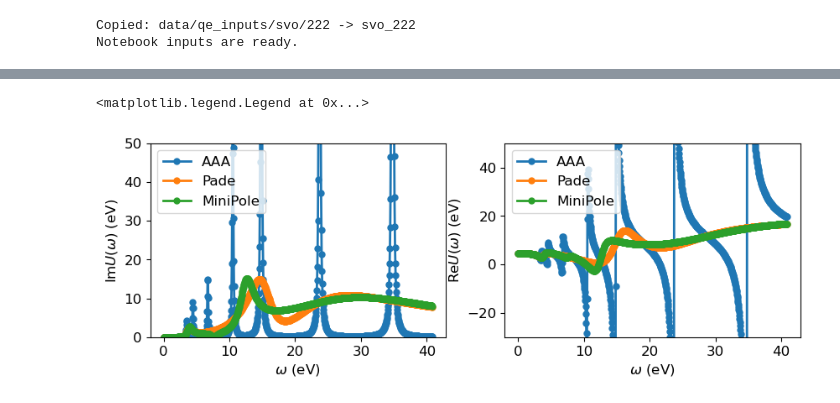
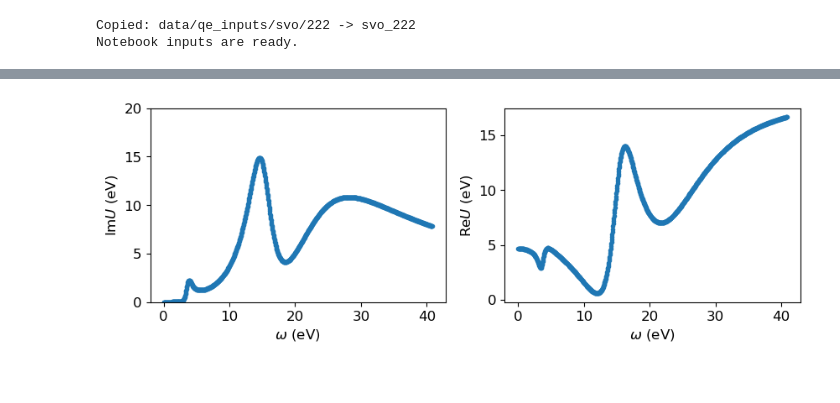
Before and after one commit to AbInitioQHub/coqui-tutorial, a Jupyter notebook: quickstart/03_crpa/03_crpa_screened_interactions.ipynb, the cells around one changed output, grey strips where cells are left out. Saved outputs shown, nothing was run; the diff lists cells and outputs as text; code cells hidden in the pictures.

```diff
--- a/quickstart/03_crpa/03_crpa_screened_interactions.ipynb
+++ b/quickstart/03_crpa/03_crpa_screened_interactions.ipynb
@@ -118,5 +127,5 @@ the negative-frequency components are redundant and therefore are not stored exp
 # %%
-nbnd = 100
+nbnd = 40
 mf_params = {
     "prefix": "svo",
     "outdir": "svo_222/out",
@@ -125,6 +134,7 @@ mf_params = {
 mf = coqui.make_mf(coqui_mpi, params=mf_params, mf_type="qe")
 
 thc_params = {
+    "ecut": 1.2 * mf.ecutwfc(),
     "thresh": 1e-3
 }
 thc = coqui.make_thc_coulomb(mf=mf, params=thc_params)
@@ -215,7 +222,7 @@ where $V_{abcd}$ is the bare interaction and $U_{abcd}(i\Omega_n)$ is the dynami
 from coqui import IAFT
 
 # --- Initialization ---
-iaft = IAFT.from_coqui_chkpt("crpa_100.mbpt.h5")
+iaft = IAFT.from_coqui_chkpt(f"crpa_{nbnd}.mbpt.h5")
 
 # --- Mesh points ---
 # tau points go from [0, beta]
@@ -238,12 +245,12 @@ iw_mesh_pos = iaft.wn_mesh(stats='b', positive_only=True) * np.pi / iaft.beta
 
 fig, ax = plt.subplots(1, figsize=(5,3.5), dpi=100)
 ax.plot(iw_mesh_pos*HARTREE_EV, (Vloc[0,0,0,0]+Uloc_iw[:,0,0,0,0]).real*HARTREE_EV,
-        linewidth=2, marker='o', markersize=5, label='$U_{\mathrm{cRPA}}$')
+        linewidth=2, marker='o', markersize=5, label=r'$U_{\mathrm{cRPA}}$')
 ax.axhline(y=Vloc[0,0,0,0].real*HARTREE_EV, color="black",
-           linestyle="--", linewidth=1.5, alpha=0.7, label='$V_{\mathrm{bare}}$')
+           linestyle="--", linewidth=1.5, alpha=0.7, label=r'$V_{\mathrm{bare}}$')
 ax.set_xlim(0, 80)
 ax.tick_params(axis='both', which='major', labelsize=14)
-ax.set_xlabel('$i\omega_{n}$ (eV)', fontsize=14)
+ax.set_xlabel(r'$i\omega_{n}$ (eV)', fontsize=14)
 ax.set_ylabel('(eV)', fontsize=14)
 ax.legend(fontsize=14)
 plt.show()
@@ -281,33 +305,23 @@ In this example, we apply all three different methods to the same matrix element
 # %%
-Uw_aaa, w_mesh_aaa = coqui.post_proc.aaa_adapol(Uloc_iw[:,0,0,0,0], iaft, stats='boson', wmin=0.0, wmax=1.5, Nw=1000, Nfit=40, ph_sym=True)
-Ufit = coqui.post_proc.aaa_adapol_imag(Uloc_iw[:,0,0,0,0], iaft, stats='boson', Nfit=60, ph_sym=True)
-Uw_pade, w_mesh_pade = coqui.post_proc.pade(Ufit, iaft, stats='boson', wmin=0.0, wmax=1.5, Nw=1000, Nfit=100, eta=None, ph_sym=True)
-Uw_minipole, w_mesh_minipole = coqui.post_proc.minipole(Ufit, iaft, stats='boson', wmin=0.0, wmax=1.5, Nw=1000, tol=1e-12, eta=None, ph_sym=True)
+Uw_pade, w_mesh_pade = coqui.post_proc.pade(
+    Uloc_iw[:,0,0,0,0], iaft, stats='boson', wmin=0.0, wmax=1.5, Nw=1000, Nfit=100,
+    eta=None, ph_sym=True, causal_projection=True
+)
 
 fig, ax = plt.subplots(1, 2, figsize=(10,3))
-ax[0].plot(w_mesh_aaa.real * HARTREE_EV, -Uw_aaa.imag * HARTREE_EV,
-            linewidth=2, marker='o', markersize=5, label='AAA')
 ax[0].plot(w_mesh_pade.real * HARTREE_EV, -Uw_pade.imag * HARTREE_EV,
-            linewidth=2, marker='o', markersize=5, label='Pade')
-ax[0].plot(w_mesh_minipole.real * HARTREE_EV, -Uw_minipole.imag * HARTREE_EV,
-        linewidth=2, marker='o', markersize=5, label='MiniPole')
-ax[0].set_ylim(0, 50)
+           linewidth=2, marker='o', markersize=3)
+ax[0].set_ylim(0, 20)
 ax[0].tick_params(axis='both', which='major', labelsize=12)
-ax[0].set_xlabel('$\omega$ (eV)', fontsize=12)
-ax[0].set_ylabel('Im$U(\omega)$ (eV)', fontsize=12)
-ax[0].legend(fontsize=12)
+ax[0].set_xlabel(r'$\omega$ (eV)', fontsize=12)
+ax[0].set_ylabel(r'Im$U$ (eV)', fontsize=12)
 
-ax[1].plot(w_mesh_aaa.real * HARTREE_EV, (Vloc[0,0,0,0]+Uw_aaa).real * HARTREE_EV,
-        linewidth=2, marker='o', markersize=5, label='AAA')
 ax[1].plot(w_mesh_pade.real * HARTREE_EV, (Vloc[0,0,0,0]+Uw_pade).real * HARTREE_EV,
-        linewidth=2, marker='o', markersize=5, label='Pade')
-ax[1].plot(w_mesh_minipole.real * HARTREE_EV, (Vloc[0,0,0,0]+Uw_minipole).real * HARTREE_EV,
-        linewidth=2, marker='o', markersize=5, label='MiniPole')
-ax[1].set_ylim(-30, 50)
+           linewidth=2, marker='o', markersize=3)
+#ax[1].set_ylim(-30, 50)
 ax[1].tick_params(axis='both', which='major', labelsize=12)
-ax[1].set_xlabel('$\omega$ (eV)', fontsize=12)
-ax[1].set_ylabel('Re$U(\omega)$ (eV)', fontsize=12)
-ax[1].legend(fontsize=12)
+ax[1].set_xlabel(r'$\omega$ (eV)', fontsize=12)
+ax[1].set_ylabel(r'Re$U$ (eV)', fontsize=12)
+plt.show()
 # %% [output]
-<matplotlib.legend.Legend at 0x...>
-[figure, old version]
+[figure, new version]
```
Also changed, not shown: parts of 20 cells of this notebook, 1 other file.
